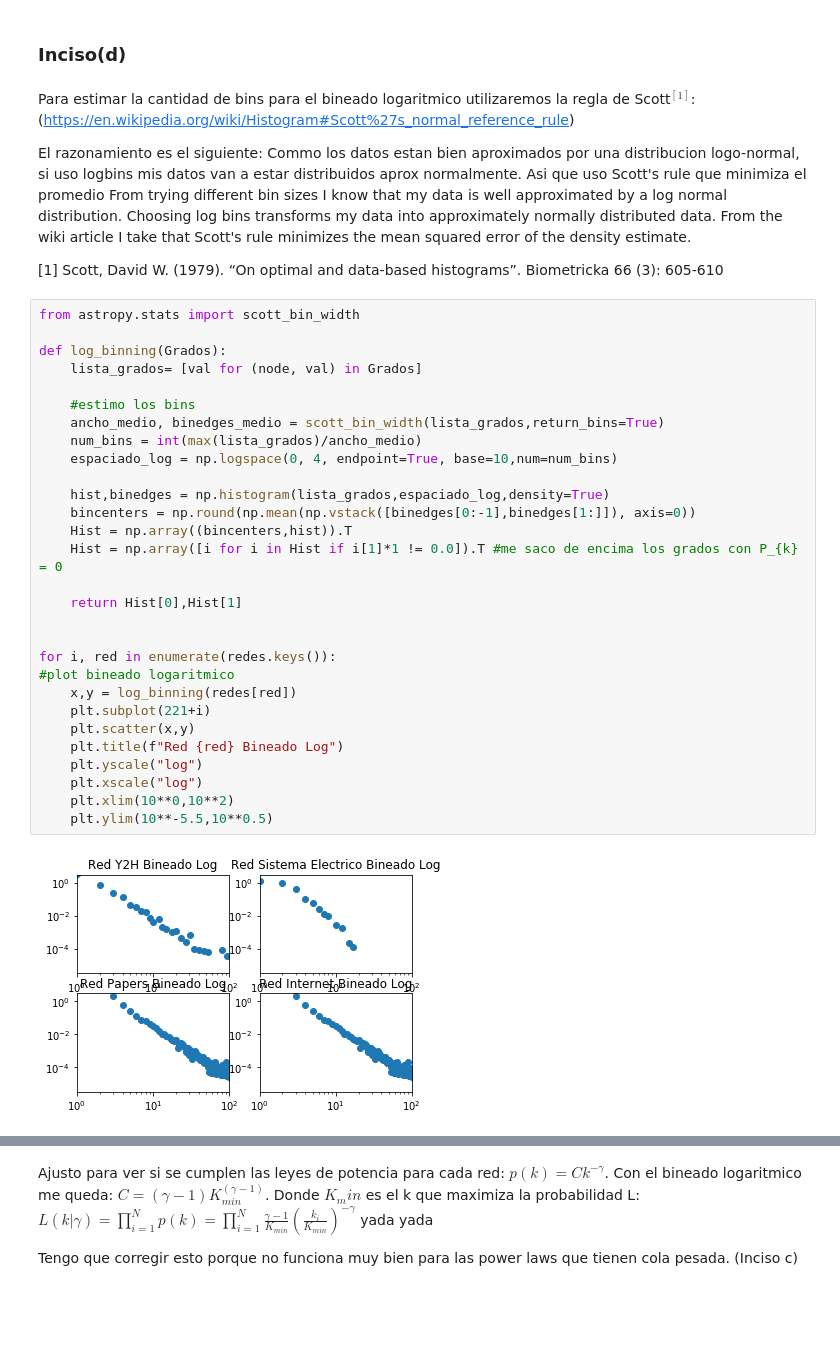
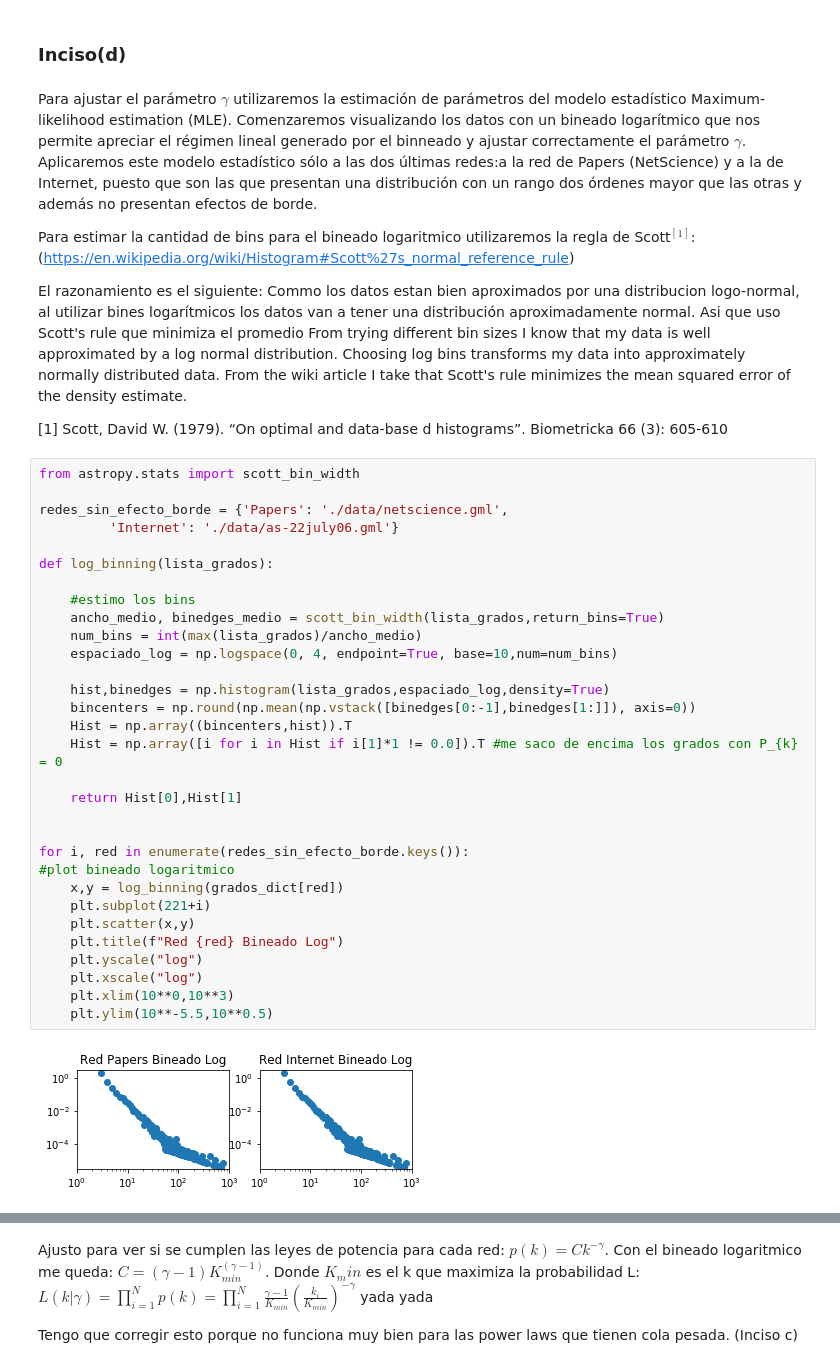
Before and after one commit to LunaKadysz/Redes, a Jupyter notebook: TPC_02/TPC_02_luna.ipynb, the cells around one changed output, grey strips where cells are left out. Drawn from its saved outputs; the diff is of its cells as text; blank space fills up the shorter version.

```diff
--- a/TPC_02/TPC_02_luna.ipynb
+++ b/TPC_02/TPC_02_luna.ipynb
@@ -116,44 +118,51 @@ plt.ylim(10**-2,10**-1)
 # %% [markdown]
 ### Inciso(d)
 # %% [markdown]
+Para ajustar el parámetro $\gamma$ utilizaremos la estimación de parámetros del modelo estadístico Maximum-likelihood estimation (MLE).
+Comenzaremos visualizando los datos con un bineado logarítmico que nos permite apreciar el régimen lineal generado por el binneado y ajustar correctamente el parámetro $\gamma$.
+Aplicaremos este modelo estadístico sólo a las dos últimas redes:a la red de Papers (NetScience) y a la de Internet, puesto que son las que presentan una distribución con un rango dos órdenes mayor que las otras y además no presentan efectos de borde.
+
 Para estimar la cantidad de bins para el bineado logaritmico utilizaremos la regla de Scott$^{[1]}$:
 (https://en.wikipedia.org/wiki/Histogram#Scott%27s_normal_reference_rule)
 
 El razonamiento es el siguiente:
-Commo los datos estan bien aproximados por una distribucion logo-normal, si uso logbins mis datos van a estar distribuidos aprox normalmente. Asi que uso Scott's rule que minimiza el promedio
+Commo los datos estan bien aproximados por una distribucion logo-normal, al utilizar bines logarítmicos los datos van a tener una distribución aproximadamente normal. Asi que uso Scott's rule que minimiza el promedio
 From trying different bin sizes I know that my data is well approximated by a log normal distribution. Choosing log bins transforms my data into approximately normally distributed data. From the wiki article I take that Scott's rule minimizes the mean squared error of the density estimate.
 
-[1] Scott, David W. (1979). “On optimal and data-based histograms”. Biometricka 66 (3): 605-610
+[1] Scott, David W. (1979). “On optimal and data-base
+d histograms”. Biometricka 66 (3): 605-610
 # %%
 from astropy.stats import scott_bin_width
 
-def log_binning(Grados):
-    lista_grados= [val for (node, val) in Grados]
+redes_sin_efecto_borde = {'Papers': './data/netscience.gml',
+         'Internet': './data/as-22july06.gml'}
+
+def log_binning(lista_grados):
 
     #estimo los bins
     ancho_medio, binedges_medio = scott_bin_width(lista_grados,return_bins=True)
     num_bins = int(max(lista_grados)/ancho_medio)
     espaciado_log = np.logspace(0, 4, endpoint=True, base=10,num=num_bins)
 
     hist,binedges = np.histogram(lista_grados,espaciado_log,density=True)
     bincenters = np.round(np.mean(np.vstack([binedges[0:-1],binedges[1:]]), axis=0))
     Hist = np.array((bincenters,hist)).T
     Hist = np.array([i for i in Hist if i[1]*1 != 0.0]).T #me saco de encima los grados con P_{k} = 0
 
     return Hist[0],Hist[1]
 
 
-for i, red in enumerate(redes.keys()):
+for i, red in enumerate(redes_sin_efecto_borde.keys()):
 #plot bineado logaritmico
-    x,y = log_binning(redes[red])
+    x,y = log_binning(grados_dict[red])
     plt.subplot(221+i)
     plt.scatter(x,y)
     plt.title(f"Red {red} Bineado Log")
     plt.yscale("log")
     plt.xscale("log")
-    plt.xlim(10**0,10**2)
+    plt.xlim(10**0,10**3)
     plt.ylim(10**-5.5,10**0.5)
 # %% [output]
-[figure, old version]
+[figure, new version]
 # %% [markdown]
 Funcionó demasiado mal esa forma de estimar los bins, discutir con las chicas.
```
Also changed, not shown: parts of 8 cells of this notebook.
